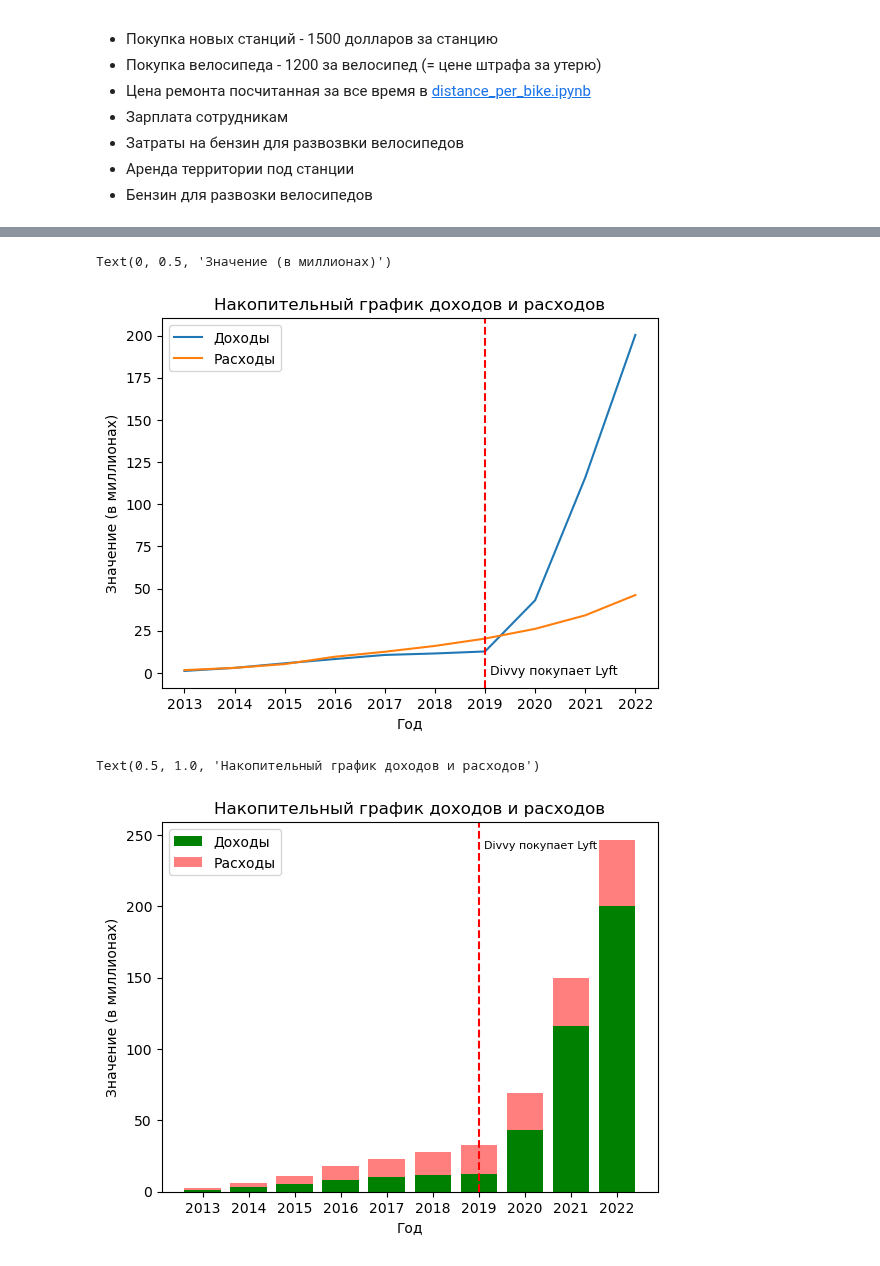
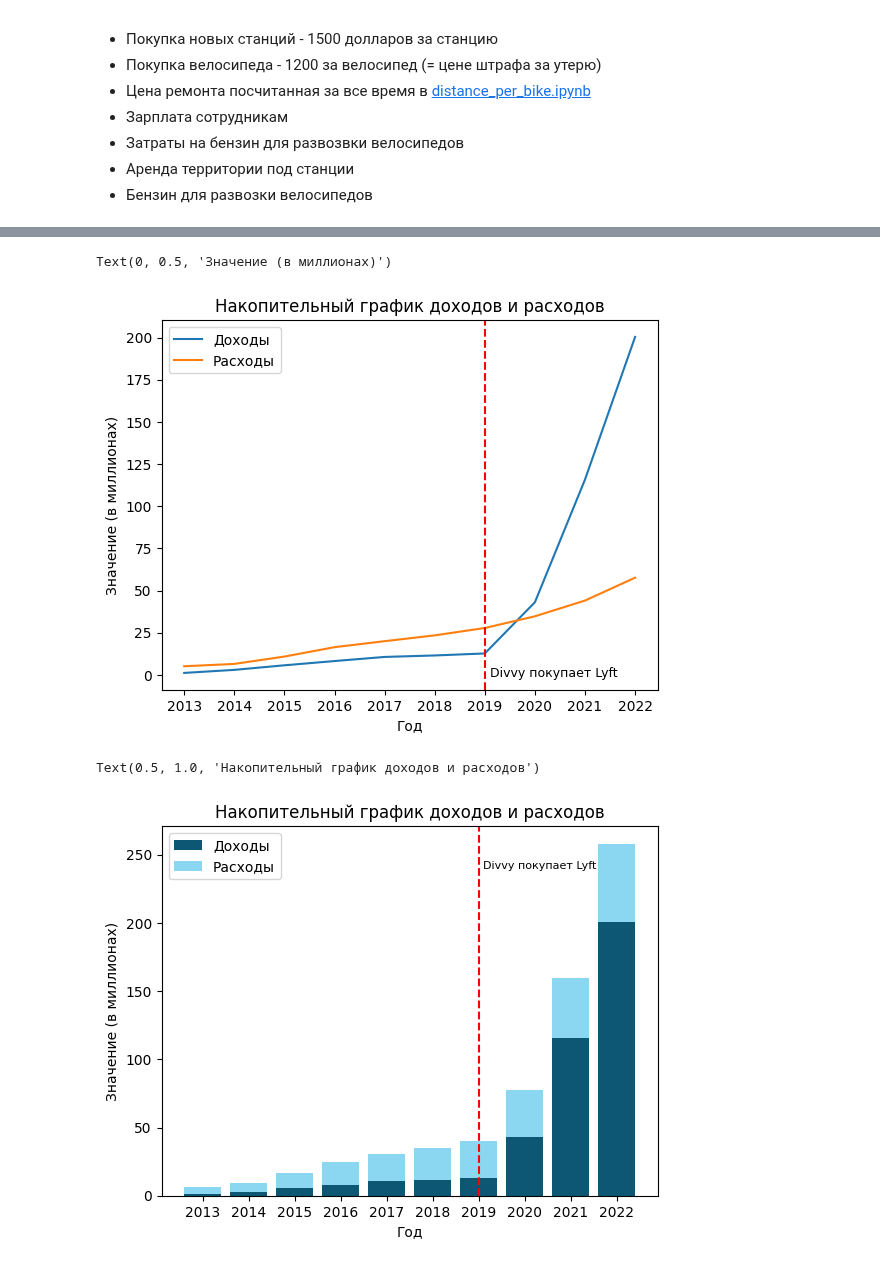
Before and after one commit to kapibarr/big-data-project, a Jupyter notebook: costs_count.ipynb, the cells around one changed output, grey strips where cells are left out. Cells and saved outputs as stored; diff of their text form; code cells hidden in the pictures.

```diff
--- a/costs_count.ipynb
+++ b/costs_count.ipynb
@@ -54,22 +54,25 @@ for year in range(2019, 2023):
     # Сохранение нового значения в словарь для текущего года
     amount_of_bikes[year + 1] = round(new_value)
 
-previous_amount = 0
+previous_amount_stations = 0
+previous_amount_bikes = 0
 people_working = 4
-sale_year = 800
 full_tech_cost = 802636  # Посчитанно в отдельном файле distance_per_bike.ipynb
 average_tech_cost = (
     full_tech_cost + 222 * 1200
 ) / 11  # Получим средние траты на ремонт и потерянные велосипеды (посчитанные в файле bicycle_losses.ipynb)
 # %%
 cost = []
-app = 3500 # Учет стоимость мобильного приложения 1 раз, а после обнулим ее
 
 # Посчитаем расходы по годам
 for year in range(2013, 2023):
     stations_change = (
-        amount_of_stations[year] - previous_amount
+        amount_of_stations[year] - previous_amount_stations
     )  # Сколько станций поменялось
+    bikes_change =  (
+        amount_of_bikes[year] - previous_amount_bikes
+    )
+    bikes_cost = 1200 * bikes_change
     if stations_change >= 0:
         stations_cost = stations_change * 1500  # Стоимость установки новой станции
     else:
@@ -79,9 +82,6 @@ for year in range(2013, 2023):
     loan_cost = (
         amount_of_bikes[year] * 25 * 12
     )  # Считая что на один велосипед нужен м^2, а средняя стоимость аренды одного м^2 25 долларов в месяц
-    marketing_cost = (
-        sale_year * 12
-    )  # Считая что средняя стоимость аренды рекламного щита - 800 долларов в месяц
     office_cost = (
         800 * 12
     )  # Считая что средняя стоимость аренды офиса - 800 долларов в месяц
@@ -96,20 +96,16 @@ for year in range(2013, 2023):
             year,
             stations_cost
             + loan_cost
-            + marketing_cost
-            + app
             + office_cost
             + salary_cost
             + fuel_cost
-            + average_tech_cost,
+            + average_tech_cost
+            + bikes_cost
         )
     )
 
     people_working = (
         people_working * 1.5
     )  # Считая что количество работников увеличивается в 1.5 раза
-    sale_year = (
-        sale_year * 0.9
-    ) # Считая что затраты на рекламу уменьшаются в 0.9 раза
-    app = 0
-    previous_amount = amount_of_stations[year]
+    previous_amount_stations = amount_of_stations[year]
+    previous_amount_bikes = amount_of_bikes[year]
@@ -188,26 +186,26 @@ plt.xlabel("Год")
 plt.ylabel("Значение (в миллионах)")
 # %% [output]
 Text(0, 0.5, 'Значение (в миллионах)')
-[figure, old version]
+[figure, new version]
 # %%
 # Строим накопительный график
-plt.bar(years, cumulative_income, label="Доходы", color="g")
+plt.bar(years, cumulative_income, label="Доходы", color="#0E5774")
 plt.bar(
     years,
     cumulative_expenses,
     label="Расходы",
-    color="r",
+    color="#19B0E5",
     alpha=0.5,
     bottom=cumulative_income,
 )
 plt.xlabel("Год")
 plt.ylabel("Значение (в миллионах)")
 plt.xticks(years)
 plt.axvline(x=2019, color="r", linestyle="--")
 plt.text(2019.1, 240, "Divvy покупает Lyft", fontsize=8)
 # Добавляем легенду и заголовок
 plt.legend(loc="upper left")
 plt.title("Накопительный график доходов и расходов")
 # %% [output]
 Text(0.5, 1.0, 'Накопительный график доходов и расходов')
-[figure, old version]
+[figure, new version]
```
Also changed, not shown: parts of 4 cells of this notebook, 2 other files.
